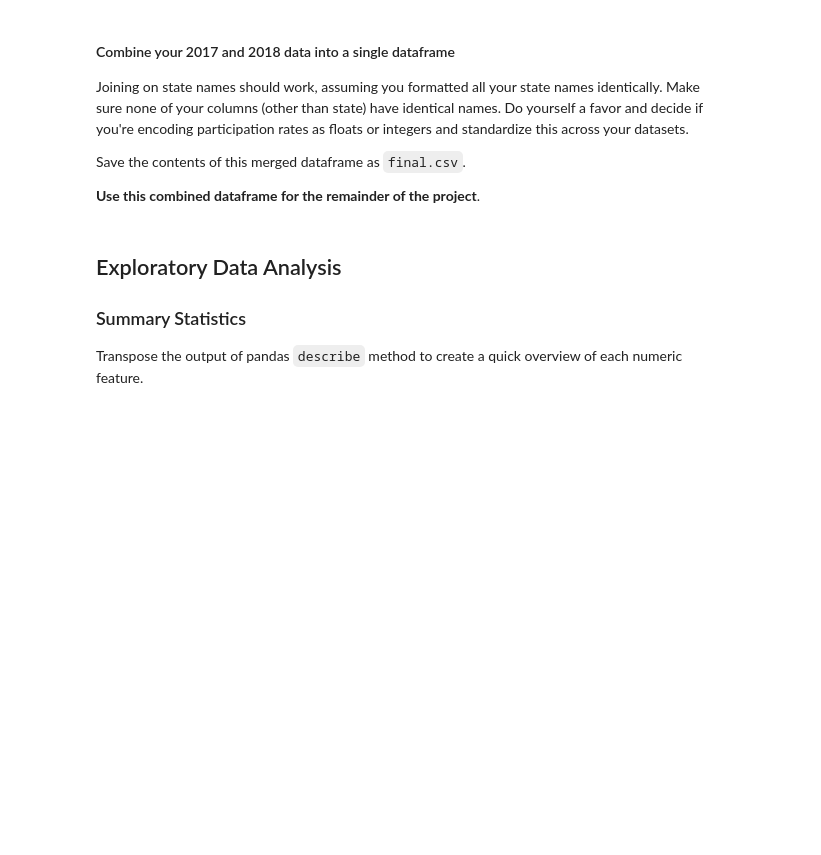
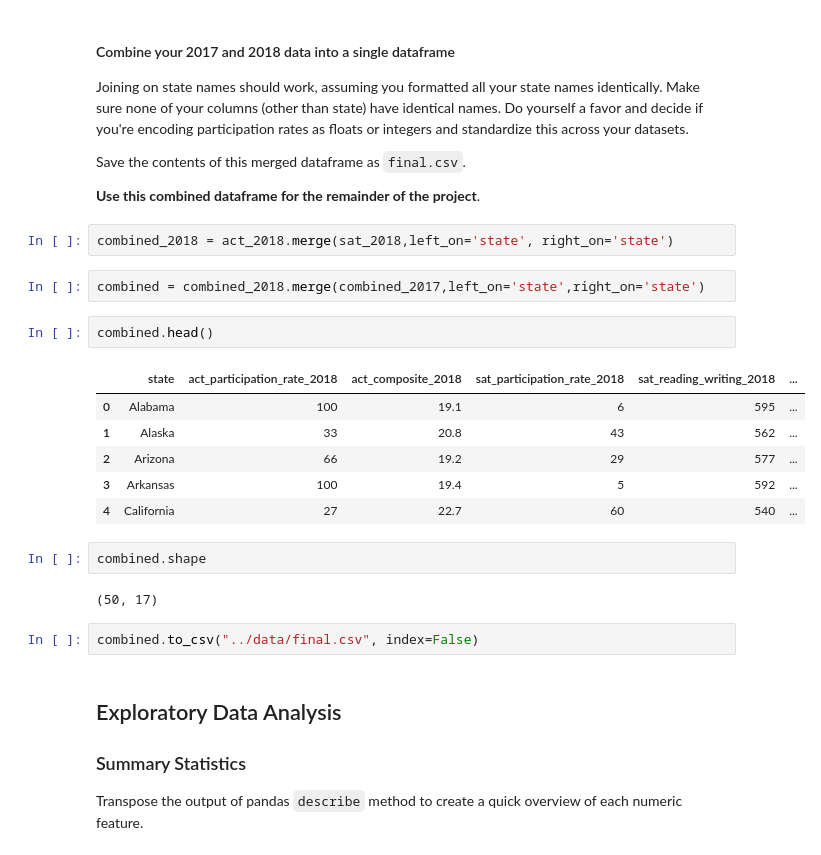
Before and after one commit to justinaugust/which-state-next, a Jupyter notebook: code/starter-code.ipynb, the cells around one changed output. Drawn from its saved outputs; the diff is of its cells as text; blank space fills up the shorter version.

```diff
--- a/code/starter-code.ipynb
+++ b/code/starter-code.ipynb
@@ -413,6 +537,25 @@ Joining on state names should work, assuming you formatted all your state names
 Save the contents of this merged dataframe as `final.csv`.
 
 **Use this combined dataframe for the remainder of the project**.
+# %%
+combined_2018 = act_2018.merge(sat_2018,left_on='state', right_on='state')
+# %%
+combined = combined_2018.merge(combined_2017,left_on='state',right_on='state')
+# %%
+combined.head()
+# %% [output]
+|  | state | act_participation_rate_2018 | act_composite_2018 | sat_participation_rate_2018 | sat_reading_writing_2018 | ... |
+| 0 | Alabama | 100 | 19.1 | 6 | 595 | ... |
+| 1 | Alaska | 33 | 20.8 | 43 | 562 | ... |
+| 2 | Arizona | 66 | 19.2 | 29 | 577 | ... |
+| 3 | Arkansas | 100 | 19.4 | 5 | 592 | ... |
+| 4 | California | 27 | 22.7 | 60 | 540 | ... |
+# %%
+combined.shape
+# %% [output]
+(50, 17)
+# %%
+combined.to_csv("../data/final.csv", index=False)
 # %% [markdown]
 ## Exploratory Data Analysis
 
```
Also changed, not shown: parts of 28 cells of this notebook, 2 other files.
